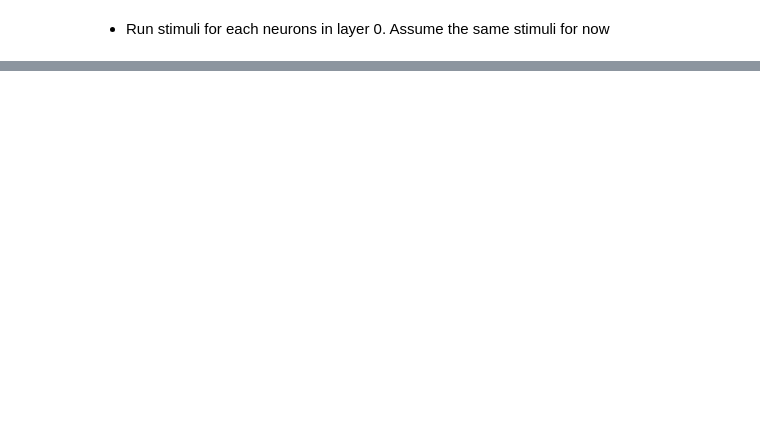
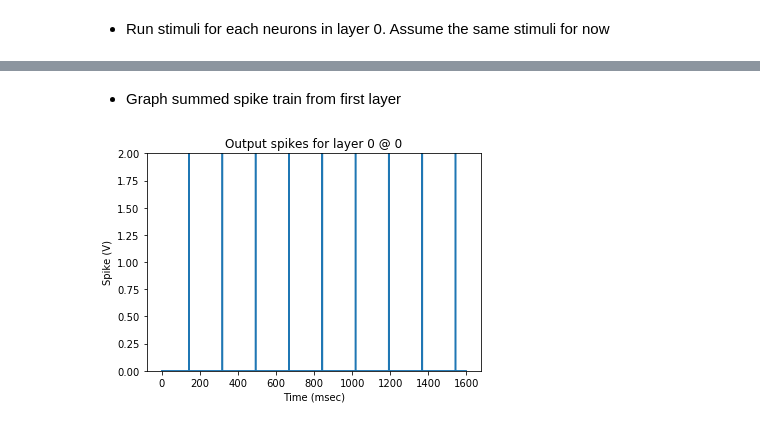
Before and after one commit to markstrefford/Spiking-Neural-Network, a Jupyter notebook: SNN_0.ipynb, the cells around one changed output, grey strips where cells are left out. Saved outputs shown, nothing was run; the diff lists cells and outputs as text; code cells hidden in the pictures; blank space fills up the shorter version.

```diff
--- a/SNN_0.ipynb
+++ b/SNN_0.ipynb
@@ -126,7 +125,0 @@ For now, create 2 layers with 10 neurons in each layer
-# %%
-neurons = []
-for rows in range(2):
-    n = []
-    for count in range(10):
-        n.append(Neuron())
-    neurons.append(n)
@@ -157,0 +126,11 @@ print (neurons[0][0].Vm)
+# %%
+def create_neurons(num_layers, num_neurons, debug=True):
+    neurons = []
+    for layer in range(num_layers):
+        if debug:
+            print ('create_neurons(): Creating layer {}'.format(layer))
+        neuron_layer = []
+        for count in range(num_neurons):
+            neuron_layer.append(Neuron(debug=debug))
+        neurons.append(neuron_layer)
+    return neurons
@@ -158,2 +139,6 @@ print (neurons[0][0].Vm)
+# %%
+num_layers = 2
+num_neurons = 100
+neurons = create_neurons(num_layers, num_neurons, debug=False)    # 2 rows of 10 neurons each
 # %% [markdown]
 * Run stimuli for each neurons in layer 0. Assume the same stimuli for now
@@ -180,0 +183,6 @@ Neuron.spike_generator.exit_state(Vm=[ 0.          0.          0.01125    ...,
+# %% [markdown]
+* Graph summed spike train from first layer
+# %%
+plot_spikes(neurons[0][0].time, layer_spikes, 'Output spikes for layer {}'.format(layer))
+# %% [output]
+[figure, added]
```
Also changed, not shown: parts of 24 cells of this notebook.
